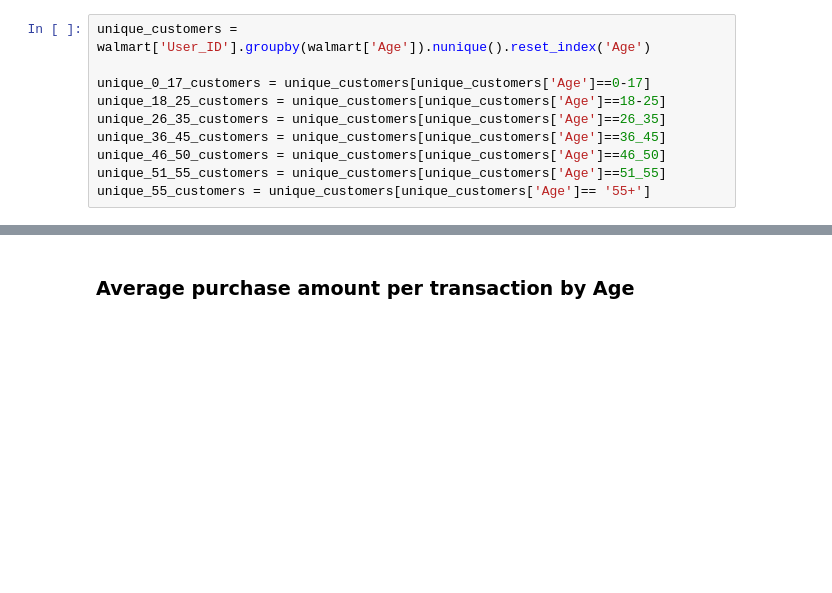
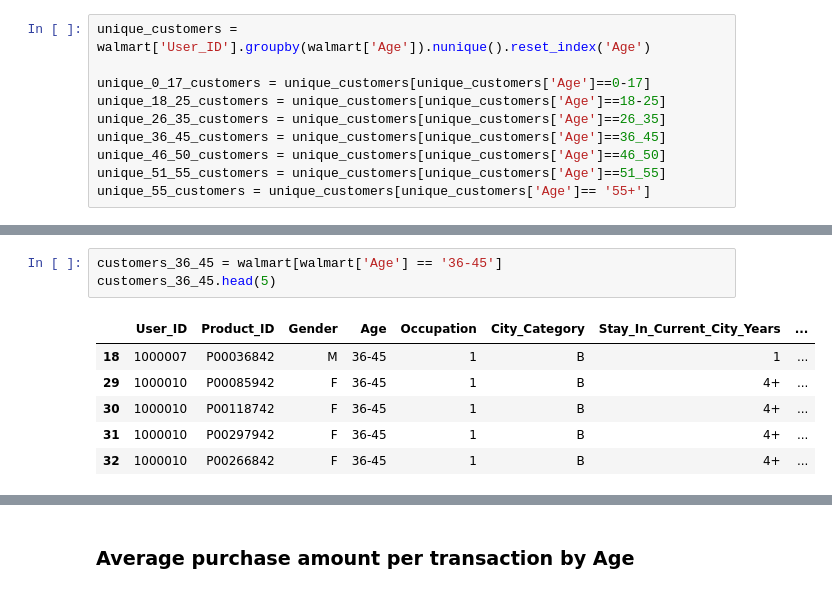
Before and after one commit to RichaGaharwar/Walmart---Confidence-Interval-CLT, a Jupyter notebook: Walmart_Confidence_Interval_&_CLT.ipynb, the cells around one changed output, grey strips where cells are left out. Saved outputs shown, nothing was run; the diff lists cells and outputs as text; blank space fills up the shorter version.

```diff
--- a/Walmart_Confidence_Interval_&_CLT.ipynb
+++ b/Walmart_Confidence_Interval_&_CLT.ipynb
@@ -2411,0 +2540,10 @@ male_customers
+# %%
+customers_36_45 = walmart[walmart['Age'] == '36-45']
+customers_36_45.head(5)
+# %% [output]
+|  | User_ID | Product_ID | Gender | Age | Occupation | City_Category | Stay_In_Current_City_Years | ... |
+| 18 | 1000007 | P00036842 | M | 36-45 | 1 | B | 1 | ... |
+| 29 | 1000010 | P00085942 | F | 36-45 | 1 | B | 4+ | ... |
+| 30 | 1000010 | P00118742 | F | 36-45 | 1 | B | 4+ | ... |
+| 31 | 1000010 | P00297942 | F | 36-45 | 1 | B | 4+ | ... |
+| 32 | 1000010 | P00266842 | F | 36-45 | 1 | B | 4+ | ... |
```
Also changed, not shown: parts of 52 cells of this notebook.
